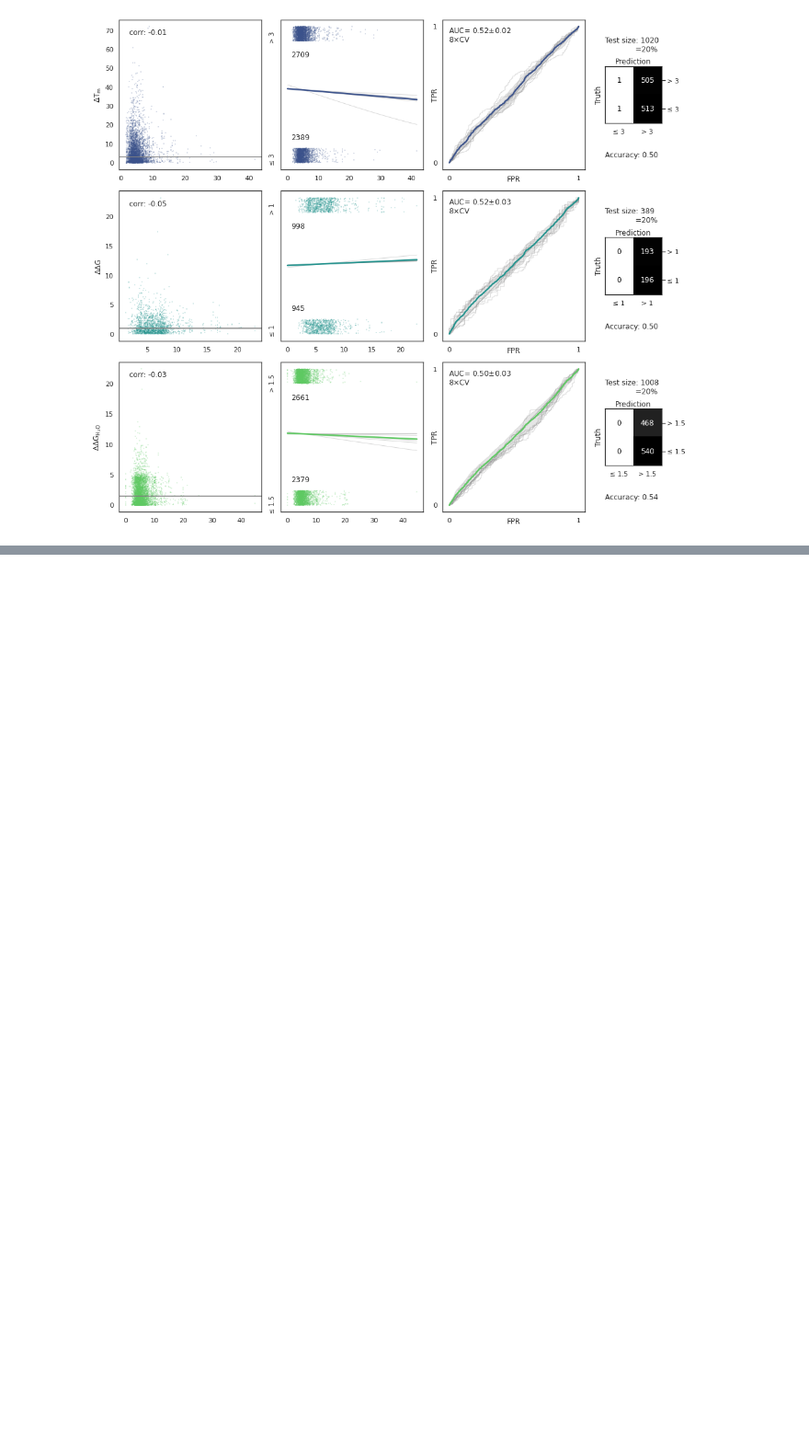
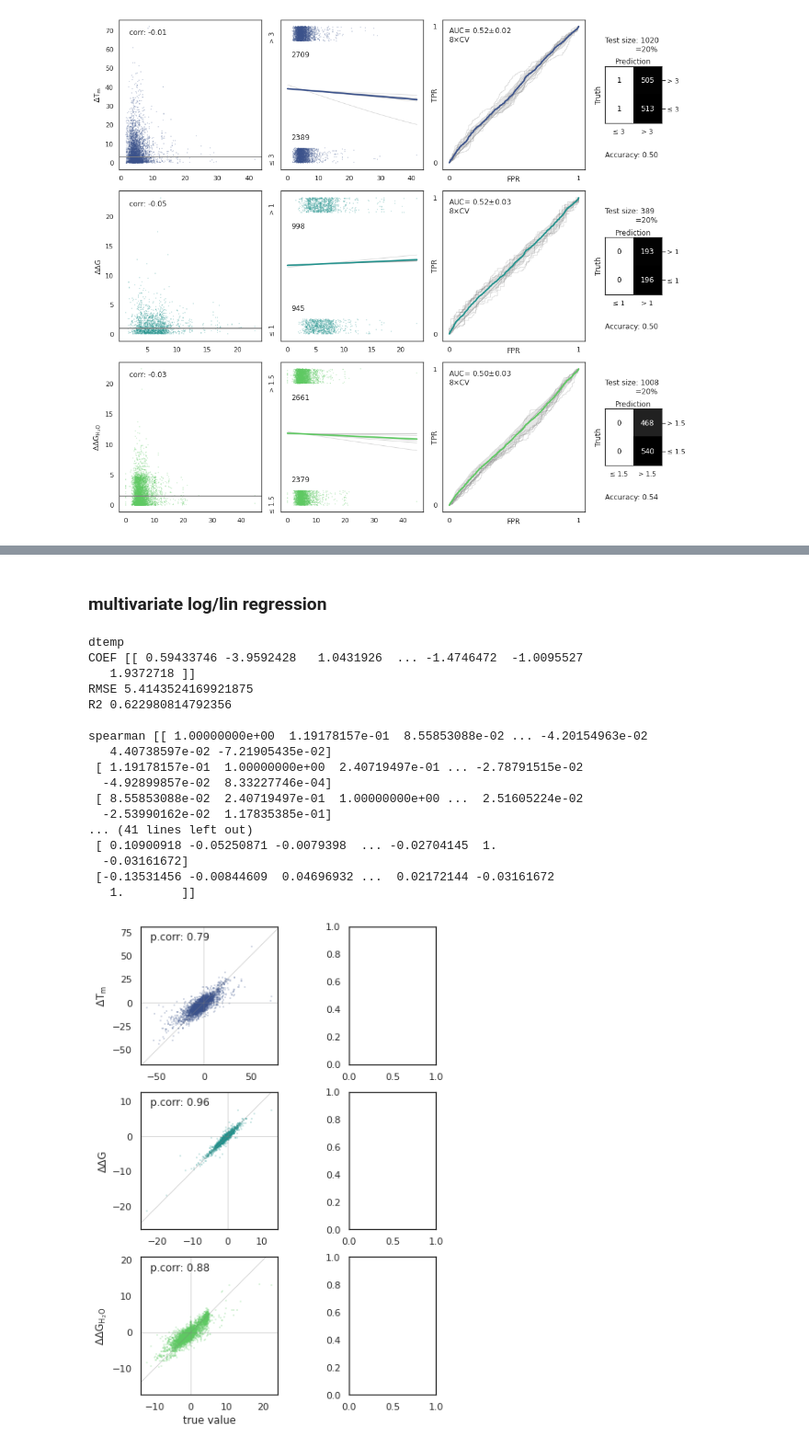
Before and after one commit to lkndl/mapra, a Jupyter notebook: mapra/5_multivariate.ipynb, the cells around one changed output, grey strips where cells are left out. Shown at 92% size. Saved outputs shown, nothing was run; the diff lists cells and outputs as text; code cells hidden in the pictures; blank space fills up the shorter version.

Commit message:
train on entire set -> corr goes boom

```diff
--- a/mapra/5_multivariate.ipynb
+++ b/mapra/5_multivariate.ipynb
@@ -320,0 +339,68 @@ fig.savefig(wd / f'df_numpy_dist_euclidean_{1+ 2*extend}_{modify}_{func.__name__
+# %% [markdown]
+### multivariate log/lin regression
+# %%
+# plotting prep
+fig, axs = plt.subplots(3, 2, figsize=(7, 10), gridspec_kw={'width_ratios': [1, .4]})
+cmap = sns.color_palette('viridis', 3)
+mean_fpr = np.linspace(0, 1, 100)
+tprs, aucs = list(), list()
+
+test_size = .2
+
+for i, delta in enumerate(delta_labels):
+    # select the rows for this delta, and cleave off the delta column
+    dnpr = npr[npr[:, 0] == i, 1:]
+
+    # split into features and labels
+    X, y = dnpr[:, 1:], dnpr[:, 0].reshape(-1, 1)
+
+    # split into test and training data
+    X, X_test, y, y_true = X, X, y, y
+    # X, X_test, y, y_true = train_test_split(
+    #     X, y, test_size=test_size)  #, random_state=42)
+
+    regr = linear_model.LinearRegression()
+    regr.fit(X, y)
+    print(delta)
+    print(f'COEF {regr.coef_}')
+    y_pred = regr.predict(X_test)
+    print(f'RMSE {mean_squared_error(y_true, y_pred, squared=False)}')
+    print(f'R2 {r2_score(y_true, y_pred)}\n')
+    # print(f'MCC {matthews_corrcoef(y_true, y_pred)}\n')
+    print(f'spearman {scipy.stats.spearmanr(dnpr, axis=0)[0]}')
+
+    axs[i, 0].set(ylabel=data.tex_lookup[delta], xlabel='', aspect=1, box_aspect=1)
+    axs[i, 0].axhline(y=0, lw=.5, color='.5', alpha=.6)
+    axs[i, 0].axvline(x=0, lw=.5, color='.5', alpha=.6)
+    axs[i, 0].axline((0, 0), slope=1, lw=.5, color='.5', alpha=.6)
+    axs[i, 0].text(.07, .9, f'p.corr: {np.corrcoef(np.hstack((y_true, y_pred)), rowvar=False)[0, 1]:.2f}',
+                   transform=axs[i, 0].transAxes)
+
+    sns.regplot(ax=axs[i, 0],
+                x=y_true, y=y_pred,
+                color=cmap[i],
+                marker='+',
+                scatter_kws={'s': 3, 'alpha': .2},
+                fit_reg=False, logistic=True)
+
+axs[2, 0].set(xlabel='true value')
+save(fig, 'linear_regr_1.png')
+# %% [output]
+dtemp
+COEF [[ 0.59433746 -3.9592428   1.0431926  ... -1.4746472  -1.0095527
+   1.9372718 ]]
+RMSE 5.4143524169921875
+R2 0.622980814792356
+
+spearman [[ 1.00000000e+00  1.19178157e-01  8.55853088e-02 ... -4.20154963e-02
+   4.40738597e-02 -7.21905435e-02]
+ [ 1.19178157e-01  1.00000000e+00  2.40719497e-01 ... -2.78791515e-02
+  -4.92899857e-02  8.33227746e-04]
+ [ 8.55853088e-02  2.40719497e-01  1.00000000e+00 ...  2.51605224e-02
+  -2.53990162e-02  1.17835385e-01]
+... (41 lines left out)
+ [ 0.10900918 -0.05250871 -0.0079398  ... -0.02704145  1.
+  -0.03161672]
+ [-0.13531456 -0.00844609  0.04696932 ...  0.02172144 -0.03161672
+   1.        ]]
+[figure, added]
```
Also changed, not shown: parts of 8 cells of this notebook, 1 other file.
